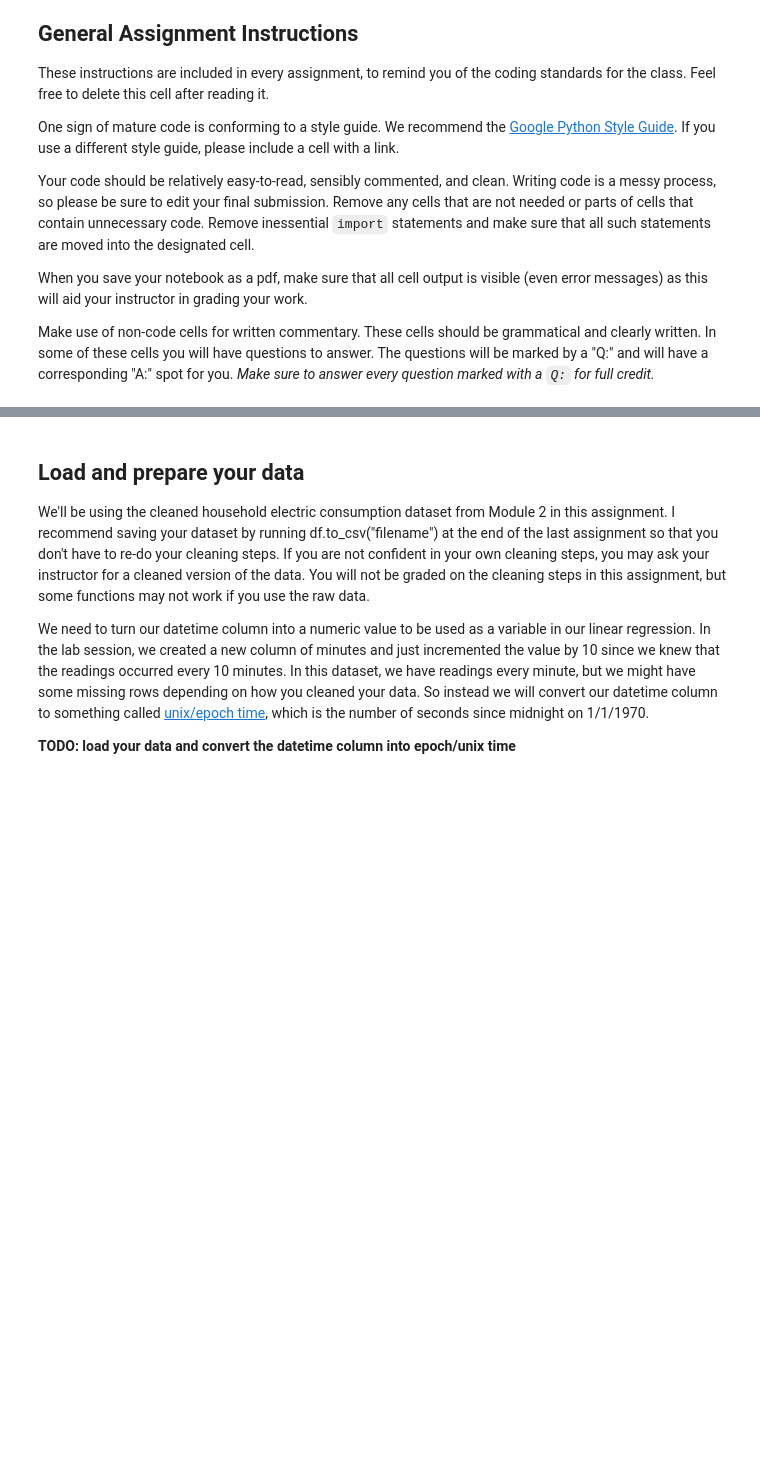
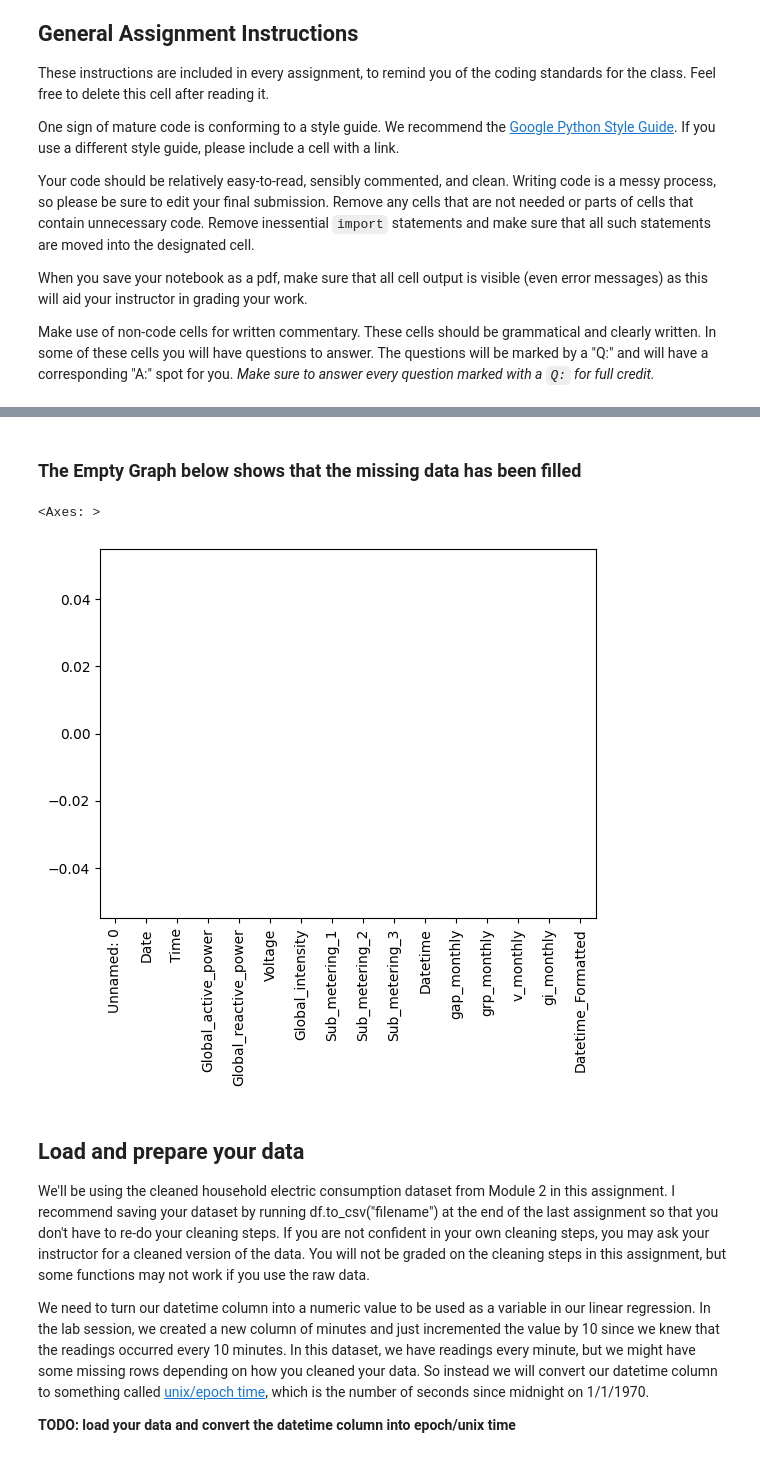
Before and after one commit to skshukla/aai-iot-linear-regression, a Jupyter notebook: Sachin_Assignment_3.ipynb, the cells around one changed output, grey strips where cells are left out. Drawn from its saved outputs; the diff is of its cells as text; code cells hidden in the pictures; blank space fills up the shorter version.

```diff
--- a/Sachin_Assignment_3.ipynb
+++ b/Sachin_Assignment_3.ipynb
@@ -26,0 +114,34 @@ pd.set_option('display.float_format', lambda x: '%.5f' % x)
+# %%
+# Set datetime index but keep the column
+df = df.set_index("Datetime_Formatted", drop=False).sort_index()
+
+# Convert object columns where possible (future-proof)
+df = df.infer_objects(copy=False)
+
+# --------------------------------------------------
+# Drop dates with excessive missing data (>30%)
+# --------------------------------------------------
+missing_by_day = (
+    df.isna()
+      .groupby(df.index.normalize())
+      .mean()
+)
+
+bad_days = missing_by_day[
+    missing_by_day.mean(axis=1) > 0.30
+].index
+
+df = df[~df.index.normalize().isin(bad_days)]
+
+# --------------------------------------------------
+# Time-based interpolation (numeric columns only)
+# --------------------------------------------------
+num_cols = df.select_dtypes(include="number").columns
+
+df[num_cols] = df[num_cols].interpolate(method="time")
+
+# --------------------------------------------------
+# Clean up edge NaNs
+# -----
+
+df = df.ffill().bfill()
@@ -27,3 +160,10 @@ pd.set_option('display.float_format', lambda x: '%.5f' % x)
+# %% [markdown]
+### The Empty Graph below shows that the missing data has been filled ###
+# %%
+df.isna().sum().plot.bar()
+# %% [output]
+<Axes: >
+[figure, added]
 # %% [markdown]
 ## Load and prepare your data
 
```
Also changed, not shown: parts of 42 cells of this notebook.
